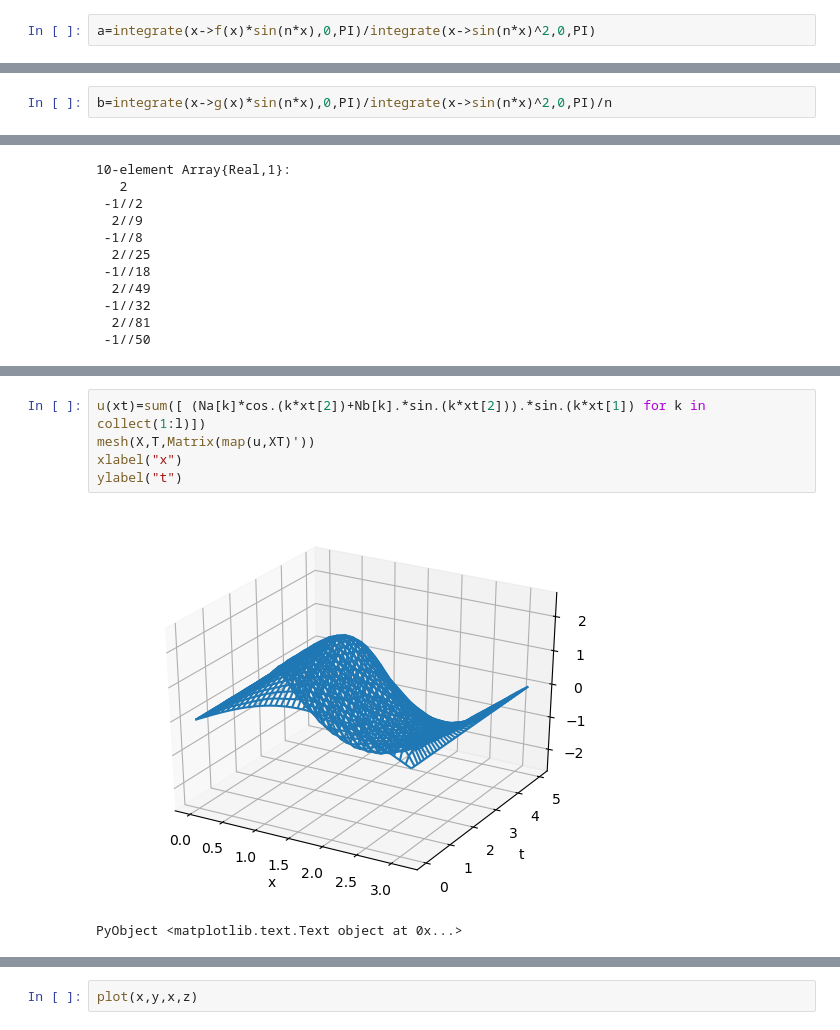
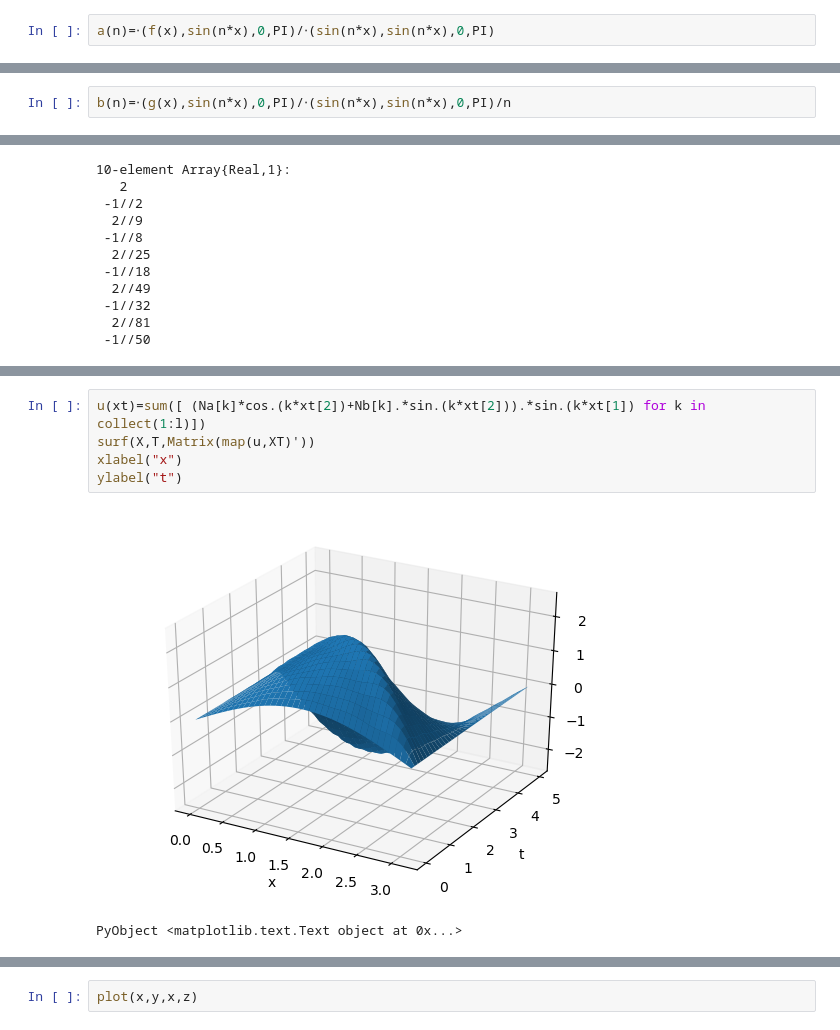
Before and after one commit to ivanslapnicar/Matematika-posebna_poglavlja, a Jupyter notebook: src/MPP03e Valna jednadzba.ipynb, the cells around one changed output, grey strips where cells are left out. Cells and saved outputs as stored; diff of their text form.

```diff
--- a/src/MPP03e Valna jednadzba.ipynb
+++ b/src/MPP03e Valna jednadzba.ipynb
@@ -148,3 +155,3 @@ g (generic function with 1 method)
 # %%
-a=integrate(x->f(x)*sin(n*x),0,PI)/integrate(x->sin(n*x)^2,0,PI)
+a(n)=⋅(f(x),sin(n*x),0,PI)/⋅(sin(n*x),sin(n*x),0,PI)
 # %% [output]
@@ -152,3 +163,3 @@ a=integrate(x->f(x)*sin(n*x),0,PI)/integrate(x->sin(n*x)^2,0,PI)
 # %%
-b=integrate(x->g(x)*sin(n*x),0,PI)/integrate(x->sin(n*x)^2,0,PI)/n
+b(n)=⋅(g(x),sin(n*x),0,PI)/⋅(sin(n*x),sin(n*x),0,PI)/n
 # %% [output]
@@ -196,11 +211,11 @@ XT=collect(Iterators.product(X,T))
  (3.14159, 0.0)    (3.14159, 0.128205)       (3.14159, 5.0)
 # %%
 u(xt)=sum([ (Na[k]*cos.(k*xt[2])+Nb[k].*sin.(k*xt[2])).*sin.(k*xt[1]) for k in collect(1:l)])
-mesh(X,T,Matrix(map(u,XT)'))
+surf(X,T,Matrix(map(u,XT)'))
 xlabel("x")
 ylabel("t")
 # %% [output]
-[figure, old version]
+[figure, new version]
 PyObject <matplotlib.text.Text object at 0x...>
 # %%
 # Provjera rubnog uvjeta
```
Also changed, not shown: parts of 8 cells of this notebook, 1 other file.
